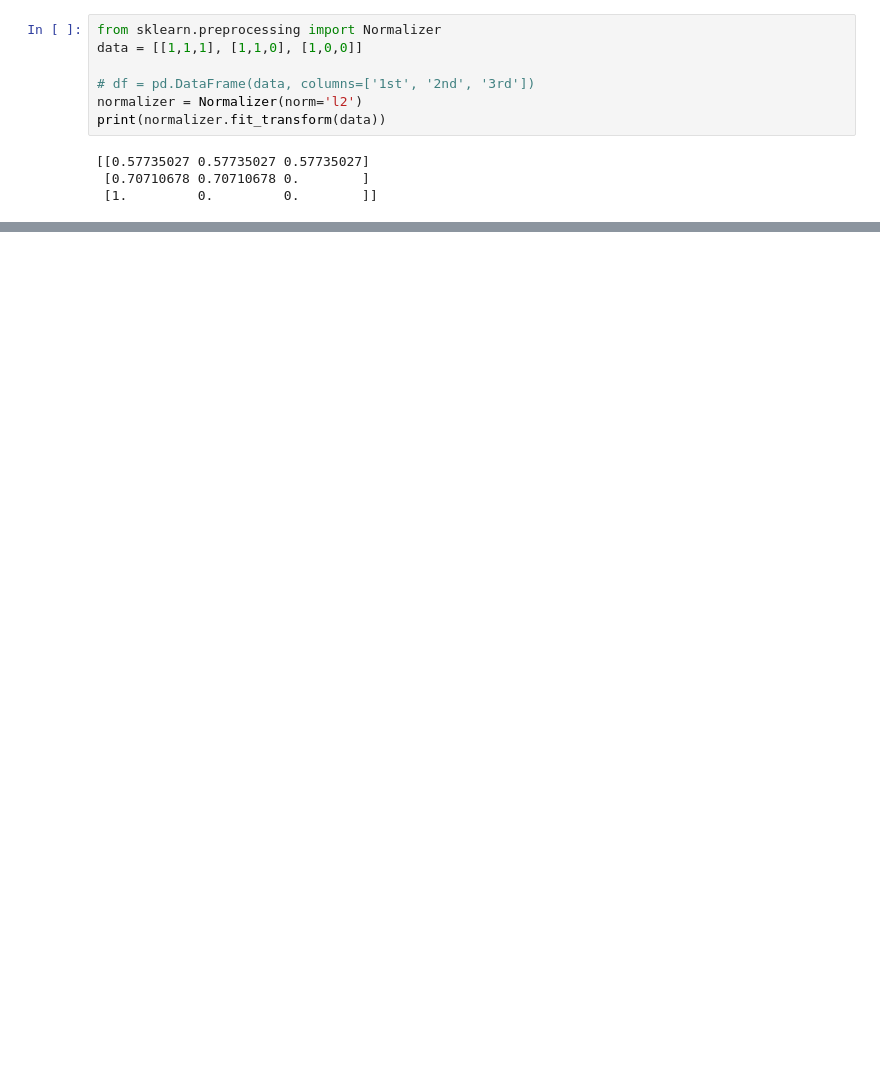
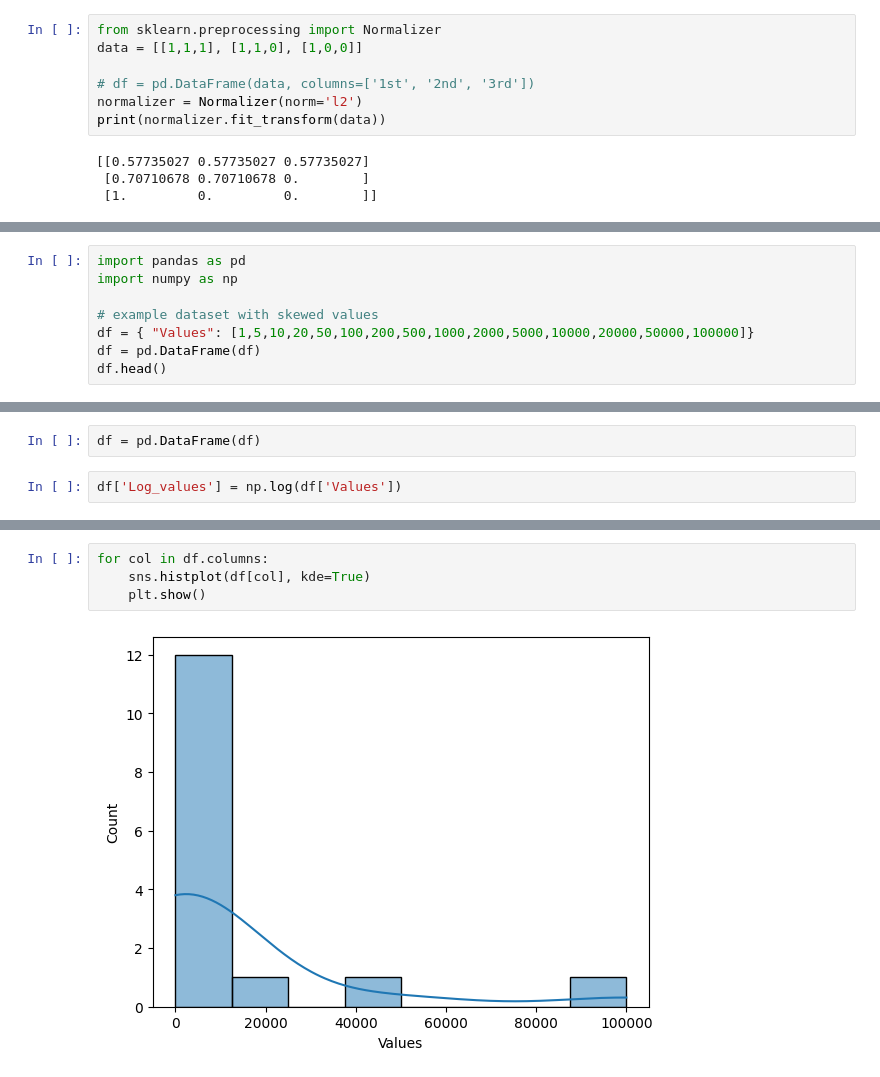
Before and after one commit to shahahmad-dev/machine_learnig, a Jupyter notebook: 06_scaling.ipynb, the cells around one changed output, grey strips where cells are left out. Saved outputs shown, nothing was run; the diff lists cells and outputs as text; blank space fills up the shorter version.

```diff
--- a/06_scaling.ipynb
+++ b/06_scaling.ipynb
@@ -182,0 +203,8 @@ print(normalizer.fit_transform(data))
+# %%
+import pandas as pd
+import numpy as np
+
+# example dataset with skewed values
+df = { "Values": [1,5,10,20,50,100,200,500,1000,2000,5000,10000,20000,50000,100000]}
+df = pd.DataFrame(df)
+df.head()
@@ -182,0 +218,4 @@ print(normalizer.fit_transform(data))
+# %%
+df = pd.DataFrame(df)
+# %%
+df['Log_values'] = np.log(df['Values'])
@@ -182,0 +241,6 @@ print(normalizer.fit_transform(data))
+# %%
+for col in df.columns:
+    sns.histplot(df[col], kde=True)
+    plt.show()
+# %% [output]
+[figure, added]
```
Also changed, not shown: parts of 8 cells of this notebook, 13 other files.
